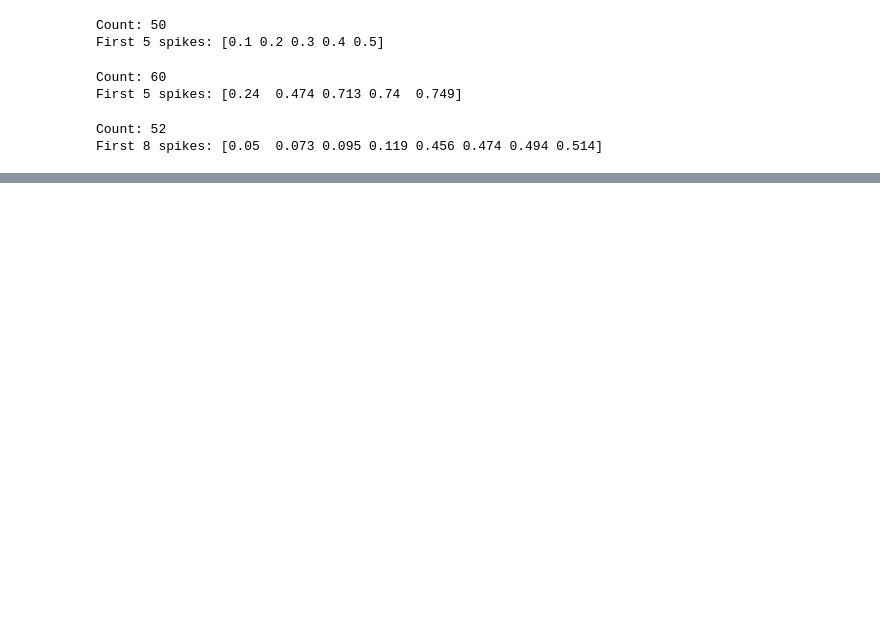
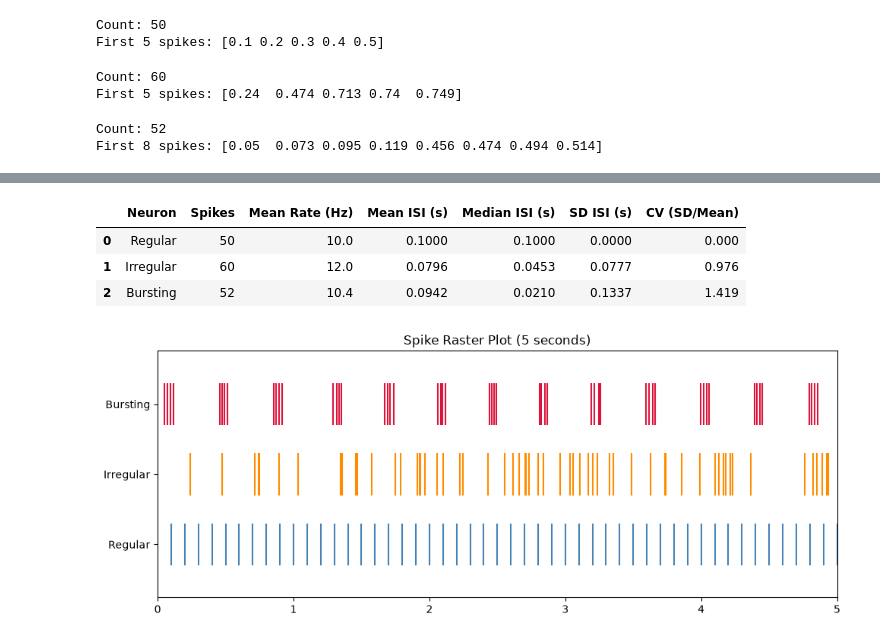
Before and after one commit to noyNosrati/MiniProject_python_1, a Jupyter notebook: Q1_neural_spikes.ipynb, the cells around one changed output, grey strips where cells are left out. Cells and saved outputs as stored; diff of their text form; code cells hidden in the pictures; blank space fills up the shorter version.

```diff
--- a/Q1_neural_spikes.ipynb
+++ b/Q1_neural_spikes.ipynb
@@ -81,0 +98,63 @@ First 8 spikes: [0.05  0.073 0.095 0.119 0.456 0.474 0.494 0.514]
+# %%
+import pandas as pd
+
+# Put the 3 spike arrays in a dictionary so I can loop over them easily
+neurons = {
+    "Regular": regular_spikes,
+    "Irregular": irregular_spikes,
+    "Bursting": bursting_spikes,
+}
+
+summary_rows = []
+isis_dict = {}  # Save the ISIs so I can plot them in the next step
+
+for name, spikes in neurons.items():
+    isis = np.diff(spikes)  # Calculate time gaps between consecutive spikes
+    isis_dict[name] = isis
+
+    mean_isi = np.mean(isis)
+    std_isi = np.std(isis)
+
+    summary_rows.append({
+        "Neuron": name,
+        "Spikes": len(spikes),
+        "Mean Rate (Hz)": round(len(spikes) / 5.0, 2),
+        "Mean ISI (s)": round(mean_isi, 4),
+        "Median ISI (s)": round(np.median(isis), 4),
+        "SD ISI (s)": round(std_isi, 4),
+        "CV (SD/Mean)": round(std_isi / mean_isi, 3),
+    })
+
+summary_df = pd.DataFrame(summary_rows)
+summary_df
+# %% [output]
+|  | Neuron | Spikes | Mean Rate (Hz) | Mean ISI (s) | Median ISI (s) | SD ISI (s) | CV (SD/Mean) |
+| 0 | Regular | 50 | 10.0 | 0.1000 | 0.1000 | 0.0000 | 0.000 |
+| 1 | Irregular | 60 | 12.0 | 0.0796 | 0.0453 | 0.0777 | 0.976 |
+| 2 | Bursting | 52 | 10.4 | 0.0942 | 0.0210 | 0.1337 | 1.419 |
+# %%
+import os
+import matplotlib.pyplot as plt
+
+os.makedirs("figures", exist_ok=True)  # Create figures folder if it does not exist
+
+fig, ax = plt.subplots(figsize=(10, 4))
+
+# Draw vertical lines for every spike of each neuron on its own row
+ax.eventplot(
+    [regular_spikes, irregular_spikes, bursting_spikes],
+    lineoffsets=[0, 1, 2],  # Place each neuron on its own row (y = 0, 1, 2)
+    linelengths=0.6,        # Height of each vertical spike line
+    colors=["steelblue", "darkorange", "crimson"],
+)
+
+ax.set_yticks([0, 1, 2])
+ax.set_yticklabels(["Regular", "Irregular", "Bursting"])
+ax.set_xlim(0, 5.0)  # Show the exact 0 to 5 second recording window on the x-axisax.set_xlabel("Time (seconds)")
+ax.set_title("Spike Raster Plot (5 seconds)")
+
+plt.tight_layout()  # Adjust spacing so labels do not get cut off
+plt.savefig("figures/q1_raster_plot.png", dpi=150)  # Save high-quality image before showing
+plt.show()          # Display the plot below this cell
+# %% [output]
+[figure, added]
```
Also changed, not shown: parts of 7 cells of this notebook, 2 other files.
